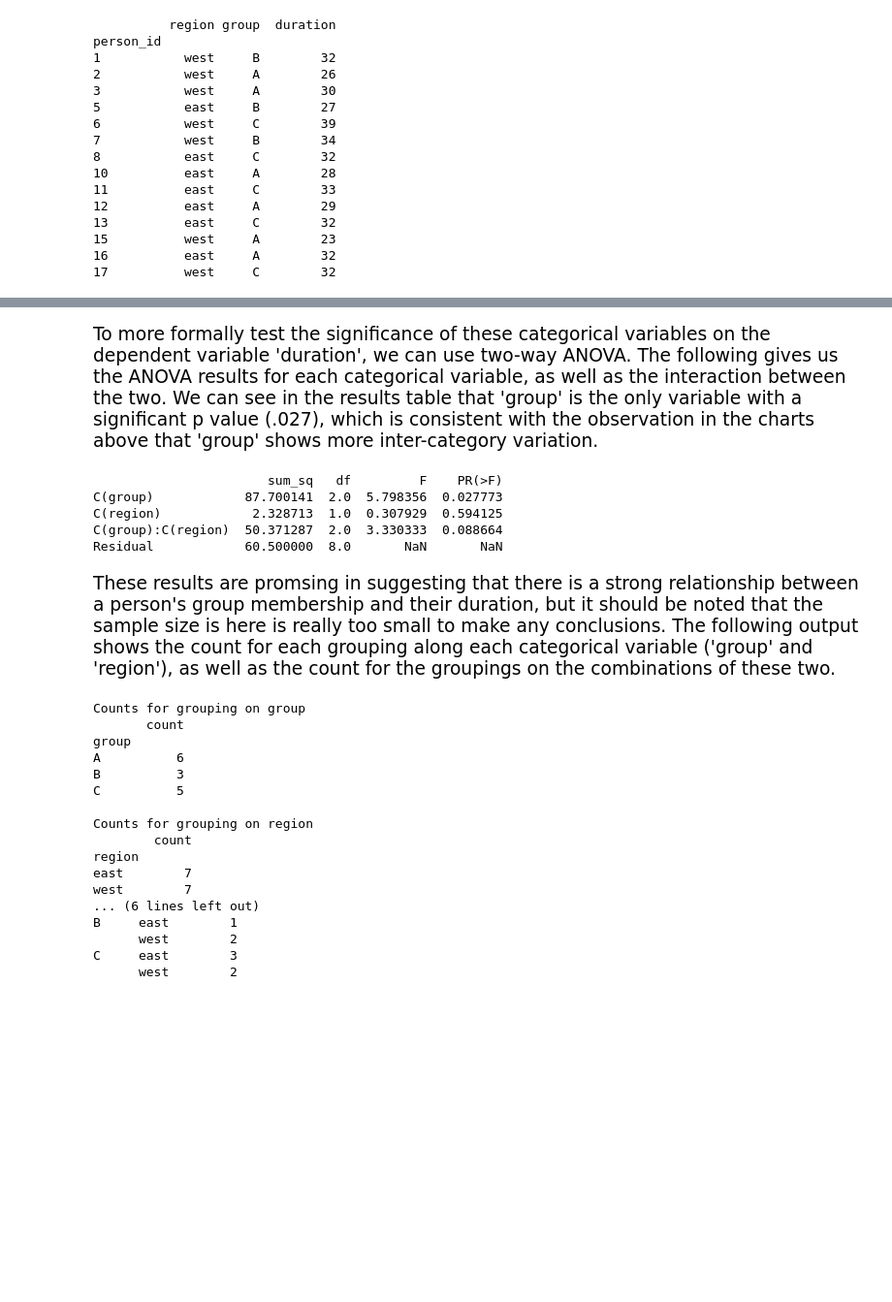
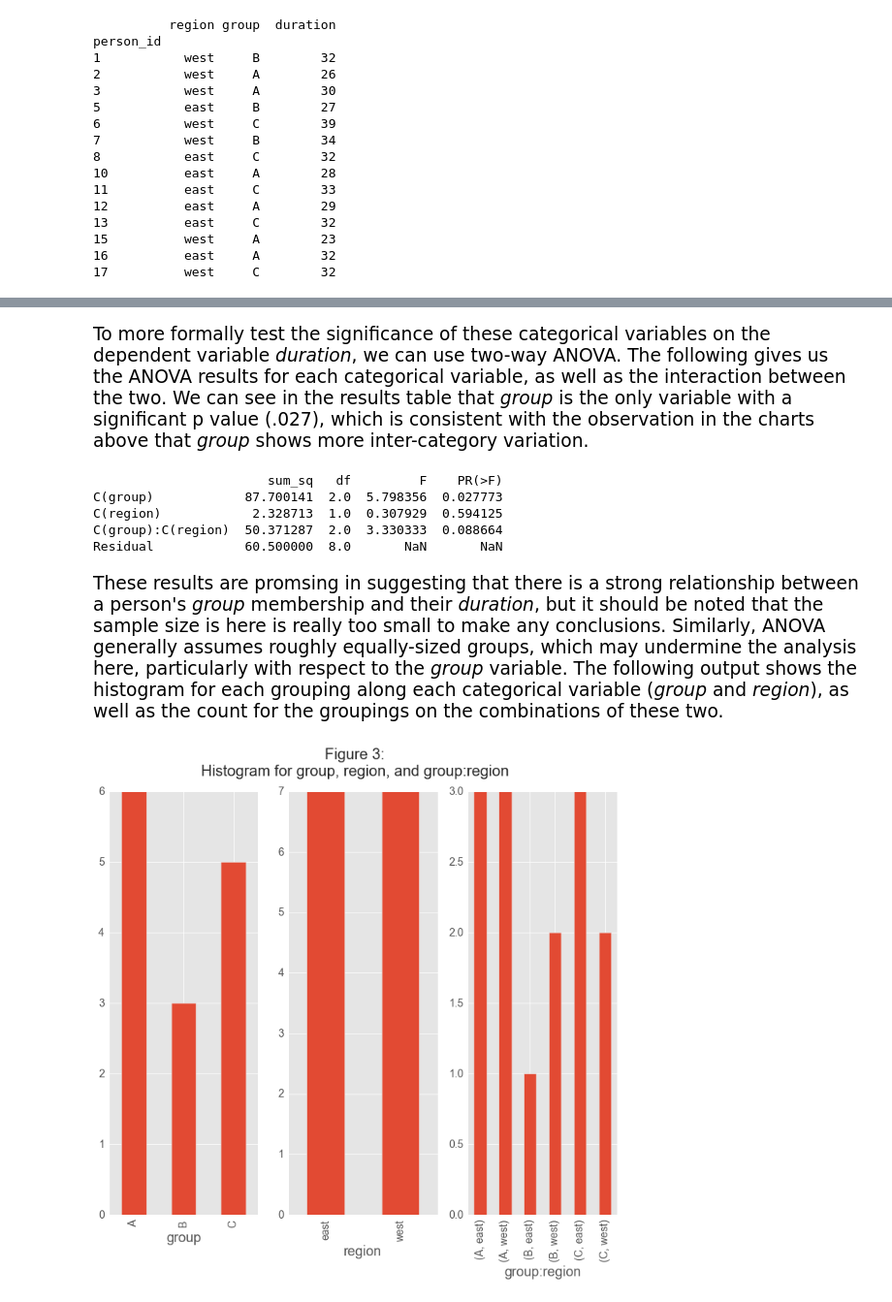
Before and after one commit to ccchris-allen/exercise, a Jupyter notebook: exercise.ipynb, the cells around one changed output, grey strips where cells are left out. Shown at 97% size. Drawn from its saved outputs; the diff is of its cells as text; code cells hidden in the pictures; blank space fills up the shorter version.

```diff
--- a/exercise.ipynb
+++ b/exercise.ipynb
@@ -159,6 +151,6 @@ ax2.tick_params(axis='both', which='major', labelsize=14);
 # %% [markdown]
 <p style='font-size: 14pt;'>
-To more formally test the significance of these categorical variables on the dependent variable 'duration', we can use two-way ANOVA.  The following gives us the ANOVA results for each categorical variable, as well as the interaction between the two.  We can see in the results table that 'group' is the only variable with a significant p value (.027), which is consistent with the observation in the charts above that 'group' shows more inter-category variation.
+To more formally test the significance of these categorical variables on the dependent variable <i>duration</i>, we can use two-way ANOVA.  The following gives us the ANOVA results for each categorical variable, as well as the interaction between the two.  We can see in the results table that <i>group</i> is the only variable with a significant p value (.027), which is consistent with the observation in the charts above that <i>group</i> shows more inter-category variation.
 </p>
 # %%
 model = ols('duration ~ C(group) * C(region)', data=persons_df).fit()
@@ -173,29 +165,19 @@ C(group):C(region)  50.371287  2.0  3.330333  0.088664
 Residual            60.500000  8.0       NaN       NaN
 # %% [markdown]
 <p style='font-size: 14pt;'>
-These results are promsing in suggesting that there is a strong relationship between a person's group membership and their duration, but it should be noted that the sample size is here is really too small to make any conclusions. The following output shows the count for each grouping along each categorical variable ('group' and 'region'), as well as the count for the groupings on the combinations of these two.
+These results are promsing in suggesting that there is a strong relationship between a person's <i>group</i> membership and their <i>duration</i>, but it should be noted that the sample size is here is really too small to make any conclusions.  Similarly, ANOVA generally assumes roughly equally-sized groups, which may undermine the analysis here, particularly with respect to the <i>group</i> variable. The following output shows the histogram for each grouping along each categorical variable (<i>group</i> and <i>region</i>), as well as the count for the groupings on the combinations of these two.
 </p>
-# %%
-groups = ['group', 'region', ['group', 'region']]
-
-for group in groups:
-    print 'Counts for grouping on %s' % str(group)
-    print persons_df.groupby(group).size().to_frame('count'), '\n'
-# %% [output]
-Counts for grouping on group
-       count
-group
-A          6
-B          3
-C          5
-
-Counts for grouping on region
-        count
-region
-east        7
-west        7
-... (6 lines left out)
-B     east        1
-      west        2
-C     east        3
-      west        2
+# %%
+fig, axes = plt.subplots(1, 3)
+
+groups = ['group', 'region', ['group', 'region']]
+labels = ['group', 'region', 'group:region']
+
+for group, label, ax in zip(groups, labels, axes.flat):
+    persons_df.groupby(group).size().plot(kind='bar', ax=ax)
+    ax.set_xlabel(label, fontsize=18)
+    ax.tick_params(axis='both', which='major', labelsize=14)
+
+fig.suptitle('Figure 3:\nHistogram for group, region, and group:region', fontsize=20);
+# %% [output]
+[figure, added]
```
Also changed, not shown: parts of 9 cells of this notebook.
